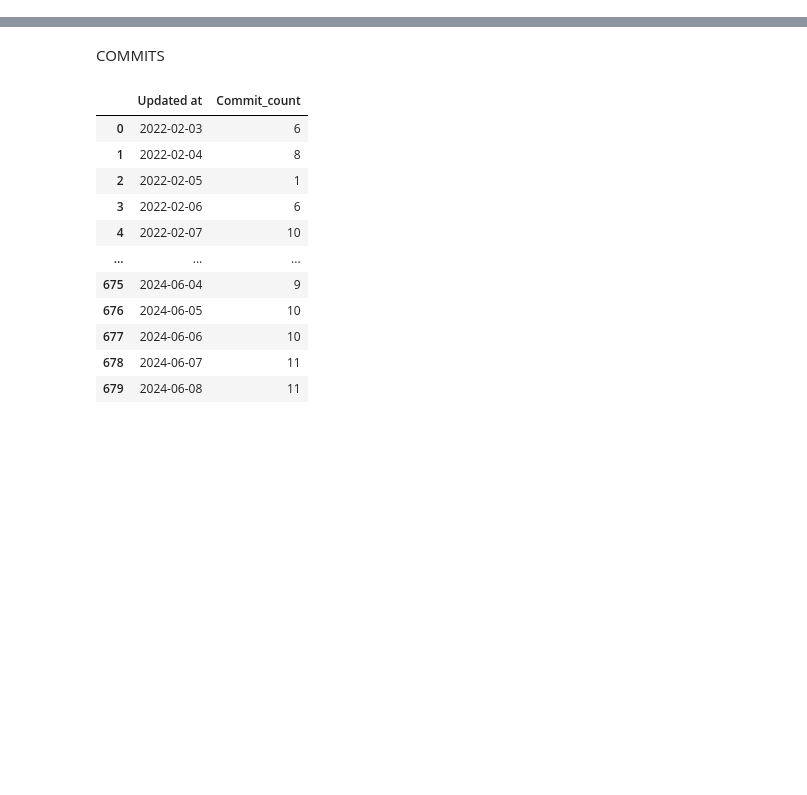
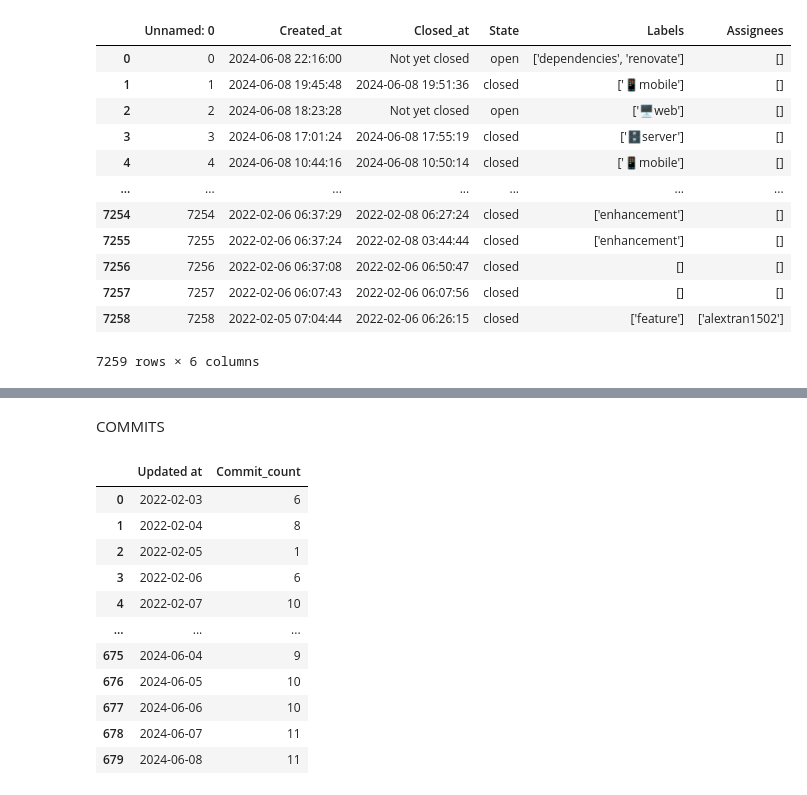
Before and after one commit to bokuwakira1411/PythonDataAnalysis, a Jupyter notebook: dataAnalyst.ipynb, the cells around one changed output, grey strips where cells are left out. Cells and saved outputs as stored; diff of their text form; code cells hidden in the pictures; blank space fills up the shorter version.

```diff
--- a/dataAnalyst.ipynb
+++ b/dataAnalyst.ipynb
@@ -6,0 +23,16 @@ issue_df = pd.read_csv(os.path.join('issue.csv'))
+# %%
+issue_df
+# %% [output]
+|  | Unnamed: 0 | Created_at | Closed_at | State | Labels | Assignees |
+| 0 | 0 | 2024-06-08 22:16:00 | Not yet closed | open | ['dependencies', 'renovate'] | [] |
+| 1 | 1 | 2024-06-08 19:45:48 | 2024-06-08 19:51:36 | closed | ['📱mobile'] | [] |
+| 2 | 2 | 2024-06-08 18:23:28 | Not yet closed | open | ['🖥️web'] | [] |
+| 3 | 3 | 2024-06-08 17:01:24 | 2024-06-08 17:55:19 | closed | ['🗄️server'] | [] |
+| 4 | 4 | 2024-06-08 10:44:16 | 2024-06-08 10:50:14 | closed | ['📱mobile'] | [] |
+| ... | ... | ... | ... | ... | ... | ... |
+| 7254 | 7254 | 2022-02-06 06:37:29 | 2022-02-08 06:27:24 | closed | ['enhancement'] | [] |
+| 7255 | 7255 | 2022-02-06 06:37:24 | 2022-02-08 03:44:44 | closed | ['enhancement'] | [] |
+| 7256 | 7256 | 2022-02-06 06:37:08 | 2022-02-06 06:50:47 | closed | [] | [] |
+| 7257 | 7257 | 2022-02-06 06:07:43 | 2022-02-06 06:07:56 | closed | [] | [] |
+| 7258 | 7258 | 2022-02-05 07:04:44 | 2022-02-06 06:26:15 | closed | ['feature'] | ['alextran1502'] |
+7259 rows × 6 columns
```
Also changed, not shown: parts of 3 cells of this notebook, 2 other files.
